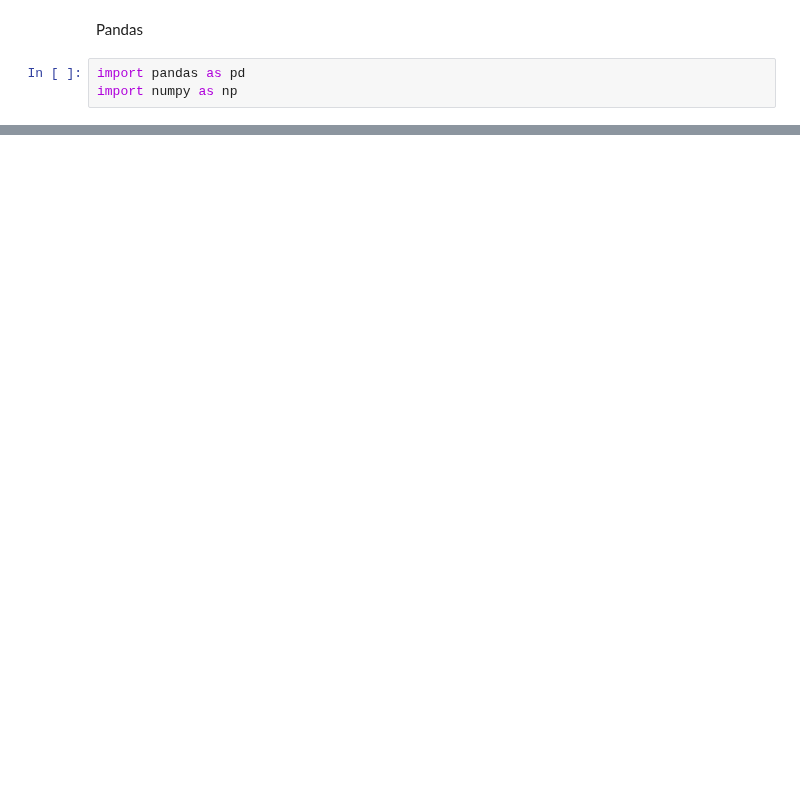
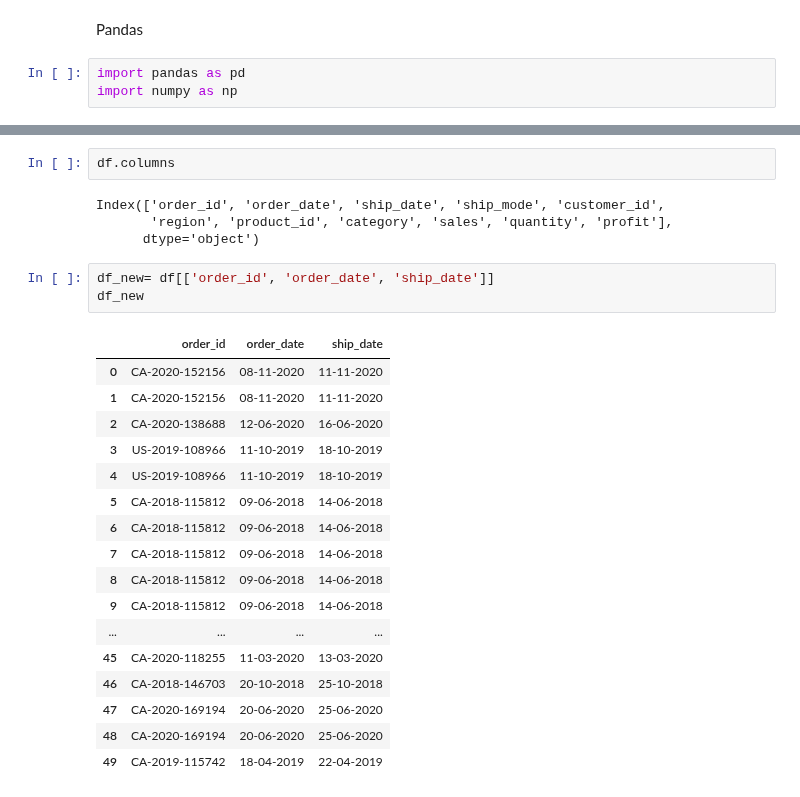
Before and after one commit to Bibhuti-MLAI/Python-Coding-Interview, a Jupyter notebook: Pandas_Python_Practice.ipynb, the cells around one changed output, grey strips where cells are left out. Drawn from its saved outputs; the diff is of its cells as text; blank space fills up the shorter version.

```diff
--- a/Pandas_Python_Practice.ipynb
+++ b/Pandas_Python_Practice.ipynb
@@ -9,0 +79,27 @@ df=pd.DataFrame(np.arange(0,20).reshape(5,4),index=['Row1','Row2','Row3','Row4',
+# %%
+df.columns
+# %% [output]
+Index(['order_id', 'order_date', 'ship_date', 'ship_mode', 'customer_id',
+       'region', 'product_id', 'category', 'sales', 'quantity', 'profit'],
+      dtype='object')
+# %%
+df_new= df[['order_id', 'order_date', 'ship_date']]
+df_new
+# %% [output]
+|  | order_id | order_date | ship_date |
+| 0 | CA-2020-152156 | 08-11-2020 | 11-11-2020 |
+| 1 | CA-2020-152156 | 08-11-2020 | 11-11-2020 |
+| 2 | CA-2020-138688 | 12-06-2020 | 16-06-2020 |
+| 3 | US-2019-108966 | 11-10-2019 | 18-10-2019 |
+| 4 | US-2019-108966 | 11-10-2019 | 18-10-2019 |
+| 5 | CA-2018-115812 | 09-06-2018 | 14-06-2018 |
+| 6 | CA-2018-115812 | 09-06-2018 | 14-06-2018 |
+| 7 | CA-2018-115812 | 09-06-2018 | 14-06-2018 |
+| 8 | CA-2018-115812 | 09-06-2018 | 14-06-2018 |
+| 9 | CA-2018-115812 | 09-06-2018 | 14-06-2018 |
+| ... | ... | ... | ... |
+| 45 | CA-2020-118255 | 11-03-2020 | 13-03-2020 |
+| 46 | CA-2018-146703 | 20-10-2018 | 25-10-2018 |
+| 47 | CA-2020-169194 | 20-06-2020 | 25-06-2020 |
+| 48 | CA-2020-169194 | 20-06-2020 | 25-06-2020 |
+| 49 | CA-2019-115742 | 18-04-2019 | 22-04-2019 |
```
Also changed, not shown: parts of 18 cells of this notebook.
